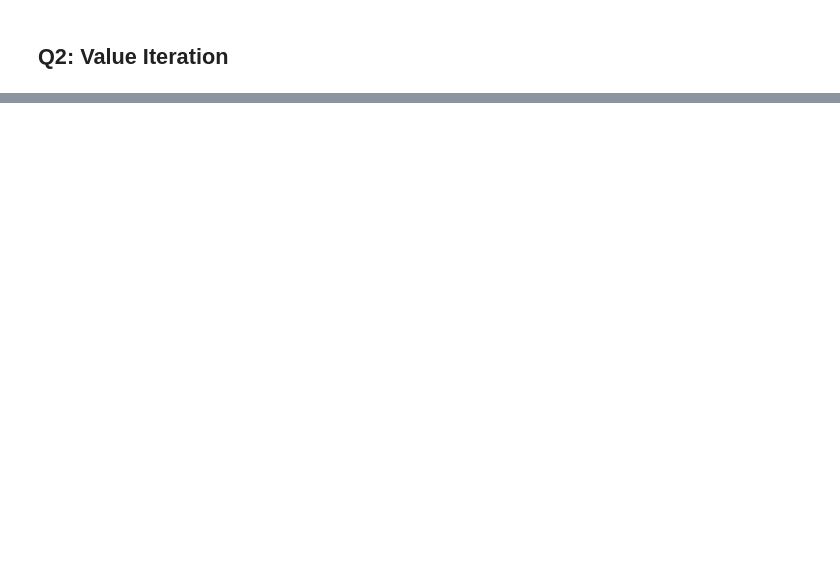
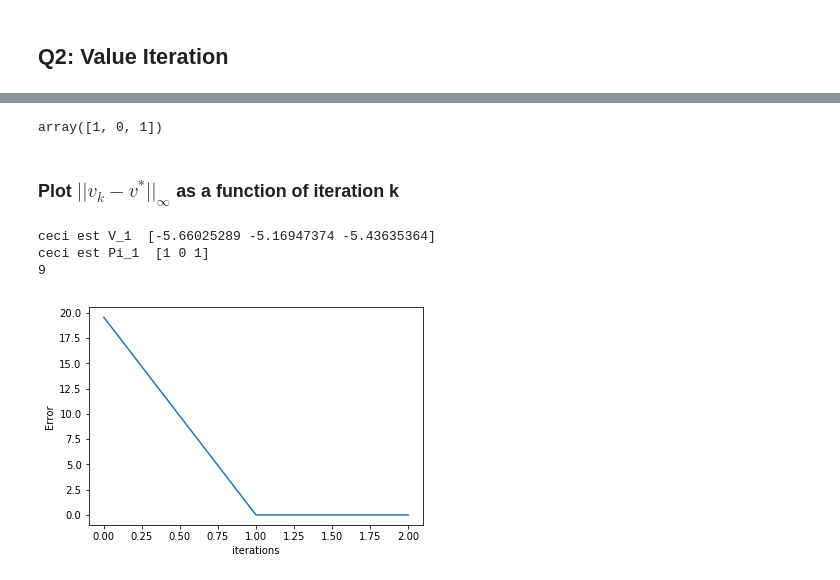
Before and after one commit to YoucefZemmouri/Reinforcement_Learning_HWK1, a Jupyter notebook: YOUCEF_ZEMMOURI.ipynb, the cells around one changed output, grey strips where cells are left out. Drawn from its saved outputs; the diff is of its cells as text; code cells hidden in the pictures; blank space fills up the shorter version.

```diff
--- a/YOUCEF_ZEMMOURI.ipynb
+++ b/YOUCEF_ZEMMOURI.ipynb
@@ -29,0 +65,14 @@ We implement and run value iteration (VI) in order to identify a 0.01-optimal po
+# %%
+Model.PolicyIteration(Pi_0)
+# %% [output]
+array([1, 0, 1])
+# %% [markdown]
+### Plot $||v_k - v^*||_{\infty}$ as a function of iteration k
+# %%
+Pi_0 = np.random.randint(Model.N_actions, size=Model.N_states)
+Model.PlotConvergencePolicy(Pi_opt,Pi_0)
+# %% [output]
+ceci est V_1  [-5.66025289 -5.16947374 -5.43635364]
+ceci est Pi_1  [1 0 1]
+9
+[figure, added]
```
Also changed, not shown: parts of 42 cells of this notebook.
